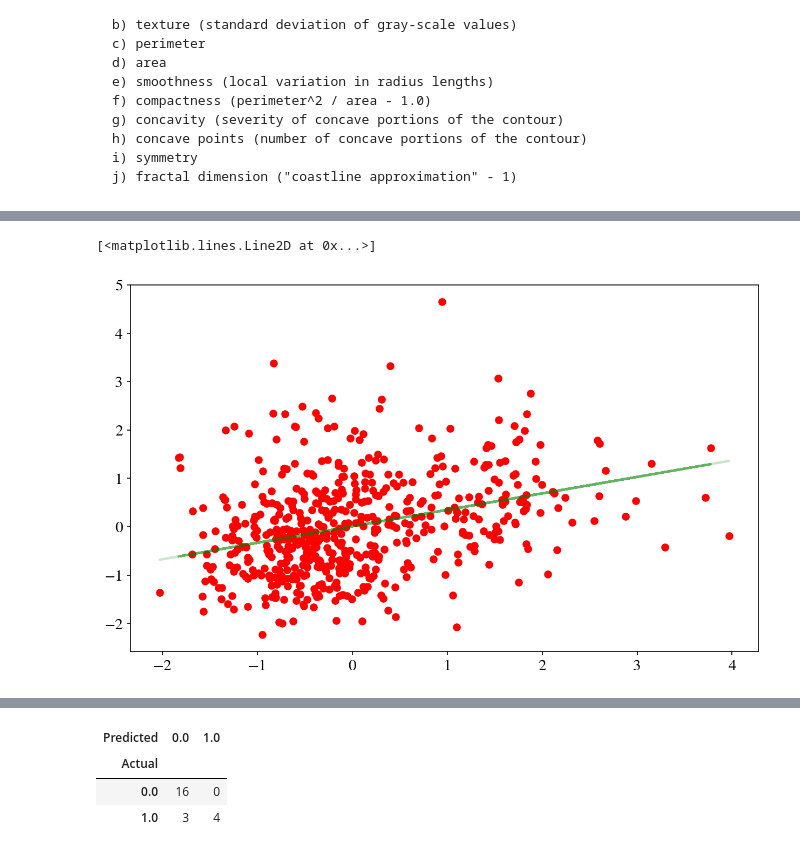
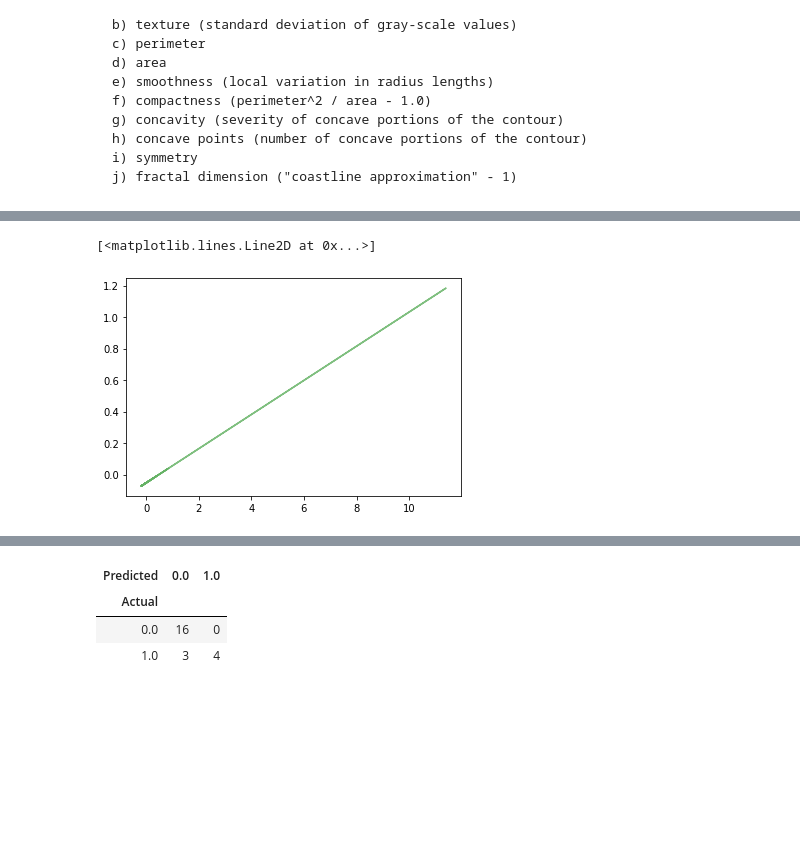
Before and after one commit to agerner19/agerner19.github.io, a Jupyter notebook: Assignments/HW2.ipynb, the cells around one changed output, grey strips where cells are left out. Saved outputs shown, nothing was run; the diff lists cells and outputs as text; code cells hidden in the pictures; blank space fills up the shorter version.

```diff
--- a/Assignments/HW2.ipynb
+++ b/Assignments/HW2.ipynb
@@ -134,0 +229,5 @@ smaller_frame.corr()
+# %%
+data_no_lea = data_no_lea[data_no_lea['Composite Score Average'] != '*']
+data_no_lea = data_no_lea[data_no_lea['Composite Average'] != '*']
+# %%
+data_no_lea['Composite Score Average'] = data_no_lea['Composite Score Average'].astype(float)
@@ -135,12 +243,10 @@ smaller_frame.corr()
+# %%
+data_no_lea = data_no_lea[data_no_lea['Composite Score Average'] != str]
+data_no_lea = data_no_lea[data_no_lea['Composite Average'] != str]
 # %%
 #Instruction7: Carry out the regression, first standardizing our variables. This is strictly not necessary, but we are doing it as we wish to play around with PCA.
 #Since scikit-learn wants a n_sample rows times n_features matrix, we need to reshape the x variable. We store both an _vec variable, which is easier to plot with,
 #as well as the reshaped variable.
 
 from sklearn.linear_model import LinearRegression
-X_HD=smaller_frame[['Radius', 'Texture']].values
-X_HDn=(X_HD - X_HD.mean(axis=0))/X_HD.std(axis=0)
-radius_std_vec=X_HDn[:,0]
-radius_std=radius_std_vec.reshape(-1,1)
-texture_std_vec=X_HDn[:,1]
-texture_std=texture_std_vec.reshape(-1,1)
+X_HD=data_no_lea.values
@@ -164,12 +288,13 @@ print (clf1.coef_, clf1.intercept_)
 # %%
 #Instruction10: Plot the scatter against the fit for both training and test data.
+import matplotlib.pyplot as plt
 
-plt.scatter(educ_coll_std_vec, average_income_std_vec,c='r')
+# plt.scatter(educ_coll_std_vec, average_income_std_vec,c='r')
 plt.plot(trains, predicted_train, c='g', alpha=0.5)
 plt.plot(tests, predicted_test, c='g', alpha=0.2)
 # %% [output]
 [<matplotlib.lines.Line2D at 0x...>]
-[figure, old version]
+[figure, new version]
 # %%
 #Instruction11: Look at the residuals, again on both sets.
 
```
Also changed, not shown: parts of 26 cells of this notebook, 20 other files.
